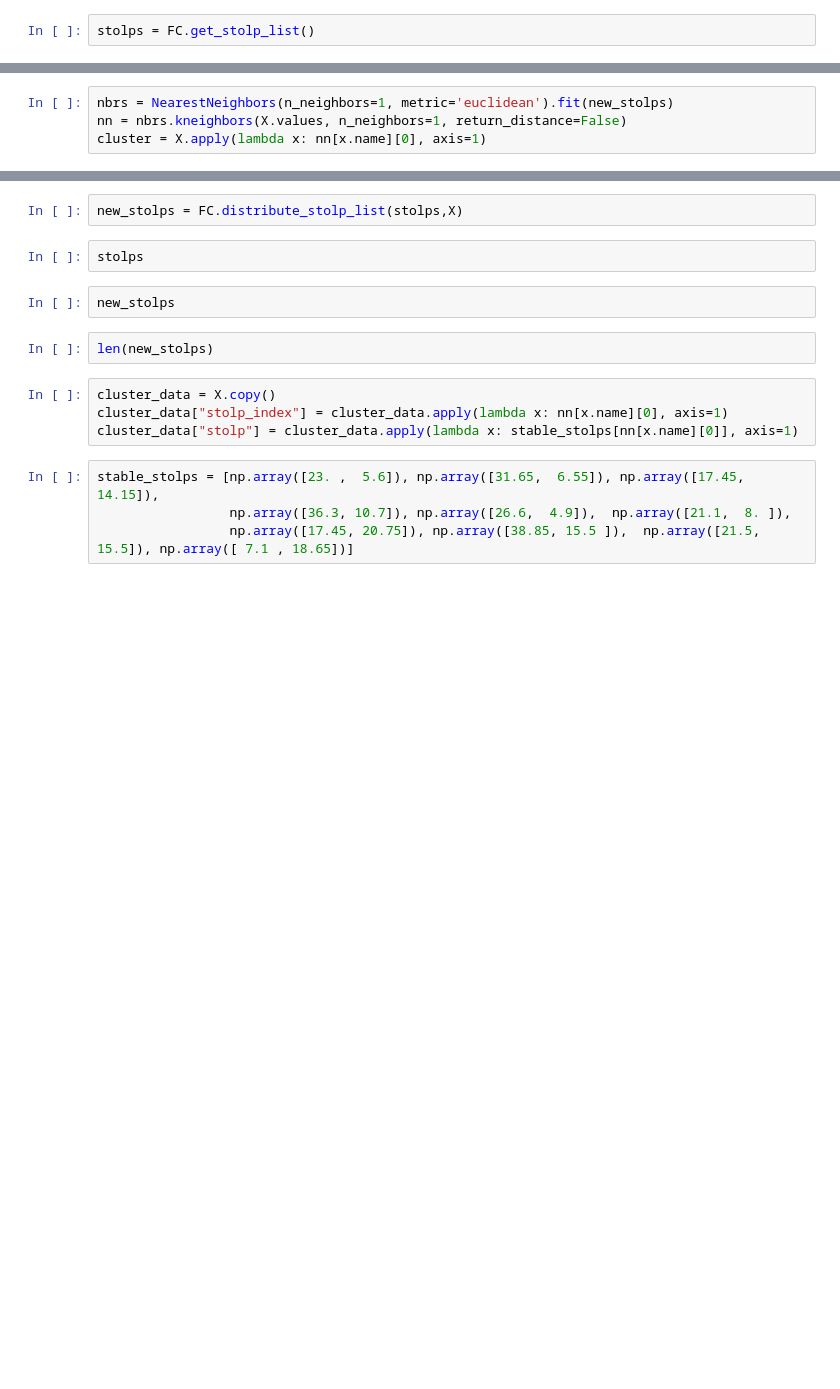
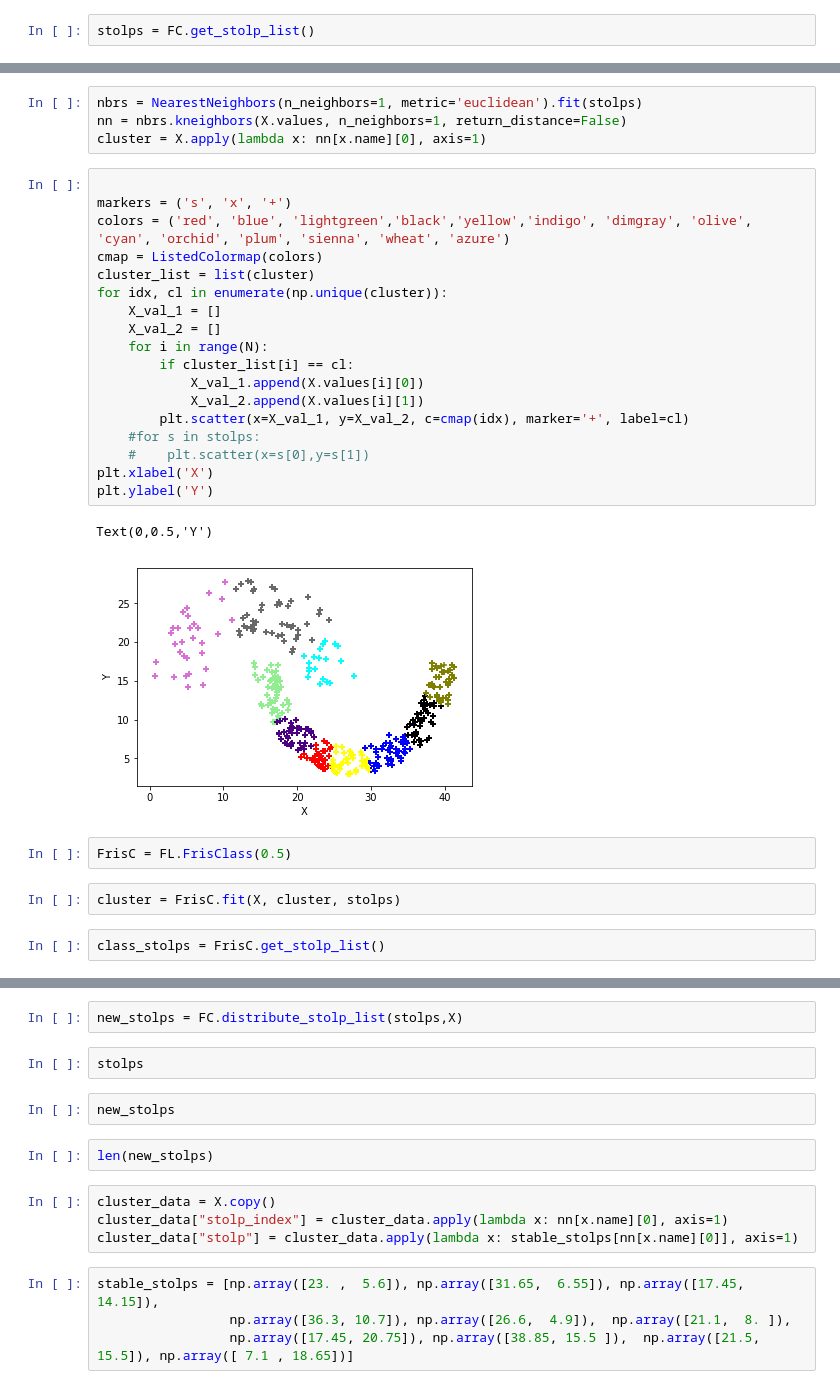
Before and after one commit to WolfWood72/FRIS_Study, a Jupyter notebook: Untitled.ipynb, the cells around one changed output, grey strips where cells are left out. Cells and saved outputs as stored; diff of their text form; blank space fills up the shorter version.

Commit message:
0.0.4
Fris Cluster + Fris Class end

```diff
--- a/Untitled.ipynb
+++ b/Untitled.ipynb
@@ -51,4 +82,31 @@ for s in stolps:
 # %%
-nbrs = NearestNeighbors(n_neighbors=1, metric='euclidean').fit(new_stolps)
+nbrs = NearestNeighbors(n_neighbors=1, metric='euclidean').fit(stolps)
 nn = nbrs.kneighbors(X.values, n_neighbors=1, return_distance=False)
 cluster = X.apply(lambda x: nn[x.name][0], axis=1)
+# %%
+
+markers = ('s', 'x', '+')
+colors = ('red', 'blue', 'lightgreen','black','yellow','indigo', 'dimgray', 'olive', 'cyan', 'orchid', 'plum', 'sienna', 'wheat', 'azure')
+cmap = ListedColormap(colors)
+cluster_list = list(cluster)
+for idx, cl in enumerate(np.unique(cluster)):
+    X_val_1 = []
+    X_val_2 = []
+    for i in range(N):
+        if cluster_list[i] == cl:
+            X_val_1.append(X.values[i][0])
+            X_val_2.append(X.values[i][1])
+        plt.scatter(x=X_val_1, y=X_val_2, c=cmap(idx), marker='+', label=cl)
+    #for s in stolps:
+    #    plt.scatter(x=s[0],y=s[1])
+plt.xlabel('X')
+plt.ylabel('Y')
+# %% [output]
+Text(0,0.5,'Y')
+[figure, added]
+# %%
+FrisC = FL.FrisClass(0.5)
+# %%
+cluster = FrisC.fit(X, cluster, stolps)
+# %%
+class_stolps = FrisC.get_stolp_list()
```
Also changed, not shown: parts of 33 cells of this notebook, 3 other files.
